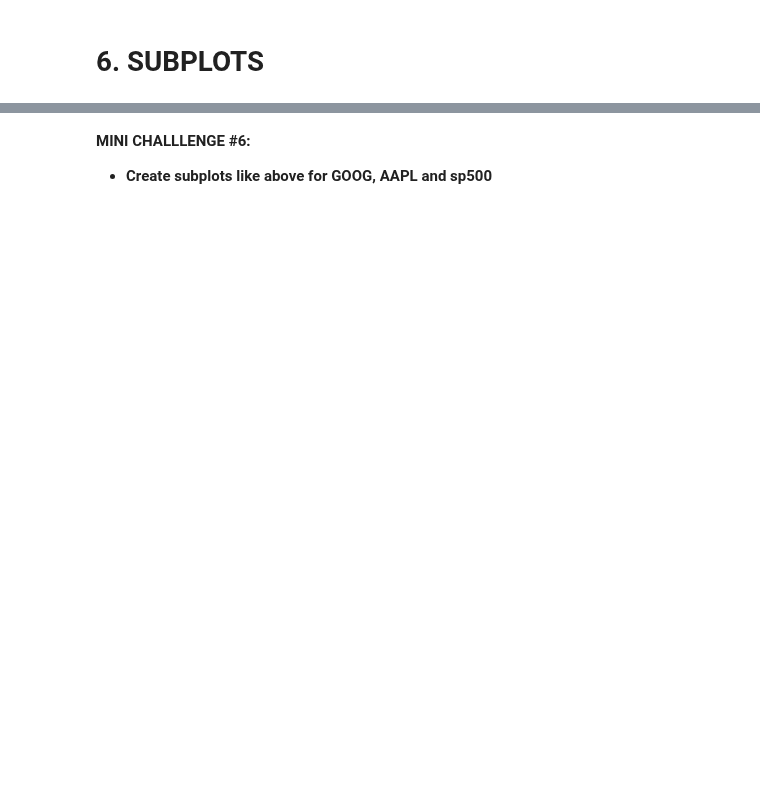
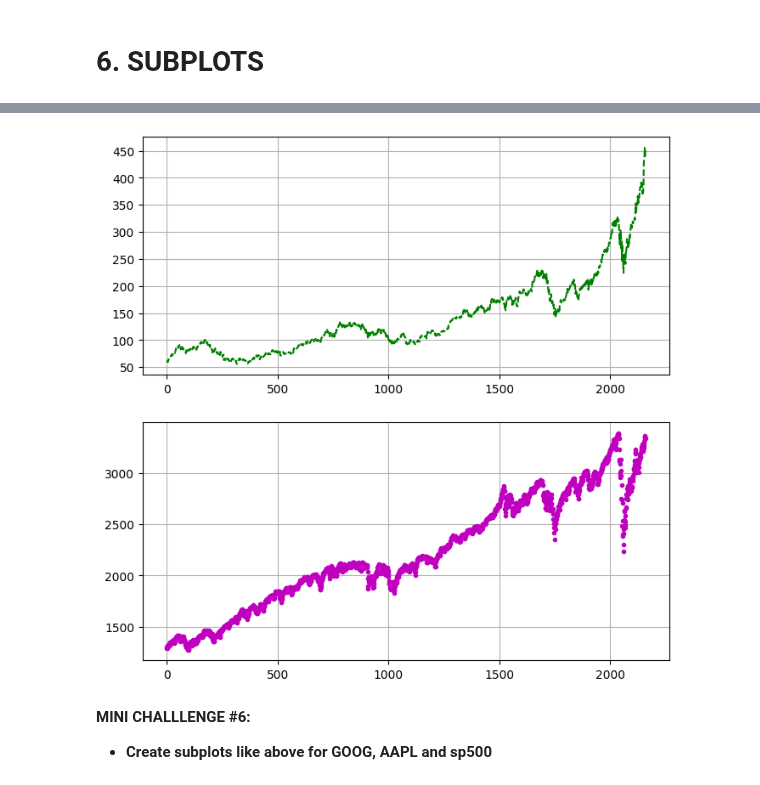
Before and after one commit to timvirga/StockPrediction, a Jupyter notebook: Section11-matplotlib/9_Python_101_Data_Visualization_with_matplotlib_Skeleton.ipynb, the cells around one changed output, grey strips where cells are left out. Drawn from its saved outputs; the diff is of its cells as text; code cells hidden in the pictures; blank space fills up the shorter version.

Commit message:
matplotlib-stackedplots

```diff
--- a/Section11-matplotlib/9_Python_101_Data_Visualization_with_matplotlib_Skeleton.ipynb
+++ b/Section11-matplotlib/9_Python_101_Data_Visualization_with_matplotlib_Skeleton.ipynb
@@ -196,3 +208,17 @@ plt.legend(loc='upper center')
+# %%
+from matplotlib.lines import lineStyles
+
+
+plt.figure(figsize=[8,8])
+plt.subplot(2,1,1) # 2 rows 1 columns print 1st figure in subplot
+plt.plot(stockdf['AAPL'], 'g--')
+plt.grid()
+
+plt.subplot(2,1,2) # 2 rows 1 columns print 2nd figure in subplot
+plt.plot(stockdf['sp500'],'m.')
+plt.grid()
+# %% [output]
+[figure, added]
 # %% [markdown]
 **MINI CHALLLENGE #6:**
 - **Create subplots like above for GOOG, AAPL and sp500**
```
Also changed, not shown: parts of 3 cells of this notebook.
